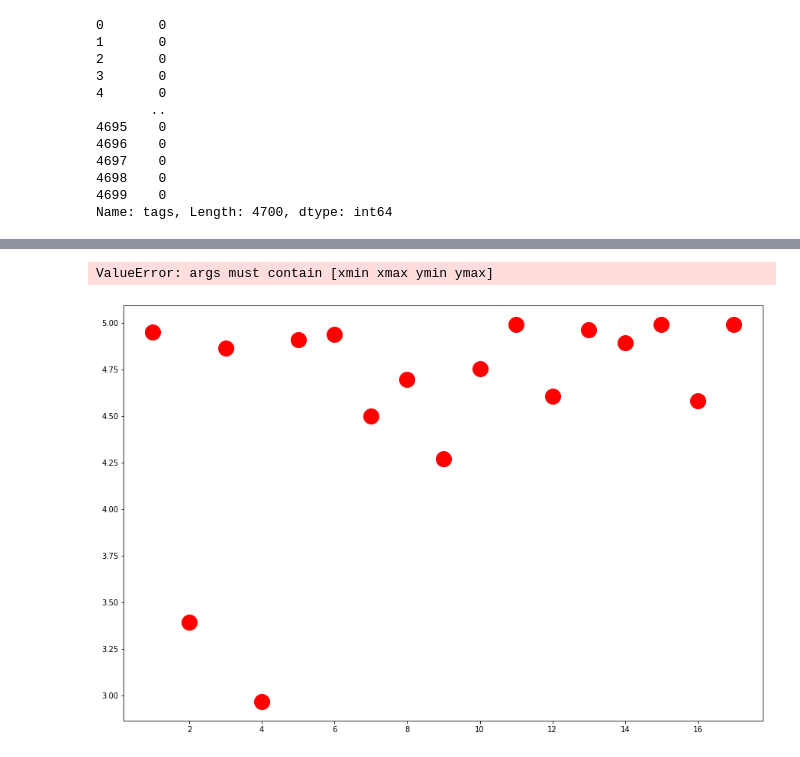
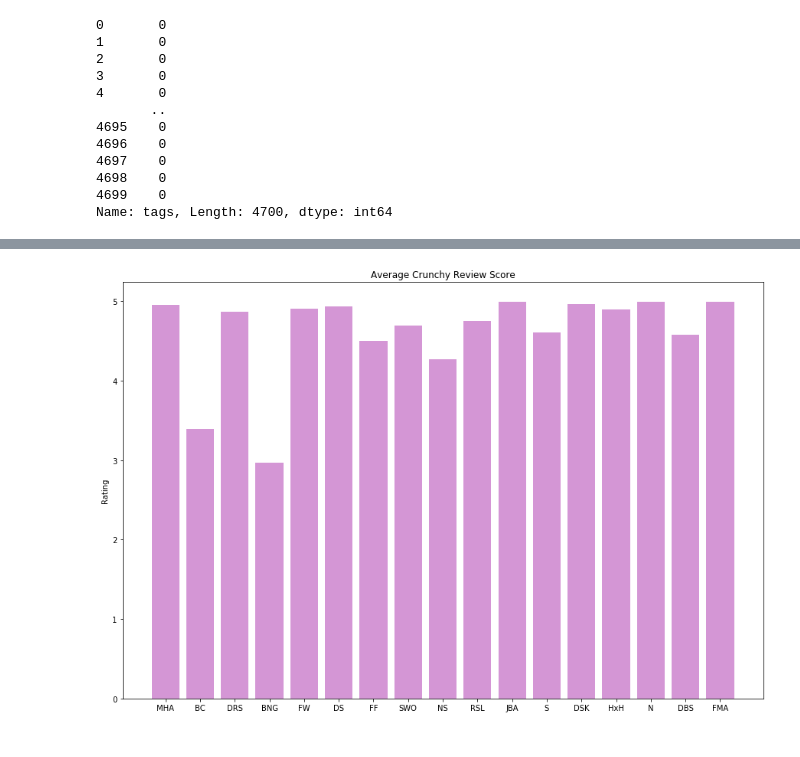
Before and after one commit to something-cool/french-bread, a Jupyter notebook: data_visual.ipynb, the cells around one changed output, grey strips where cells are left out. Cells and saved outputs as stored; diff of their text form; code cells hidden in the pictures.

```diff
--- a/data_visual.ipynb
+++ b/data_visual.ipynb
@@ -44,4 +46,6 @@ array(['my-hero-academia', 'black-clover', 'dr-stone',
        'demon-slayer-kimetsu-no-yaiba', 'hunter-x-hunter', 'naruto',
        'dragon-ball-super', 'fullmetal-alchemist-brotherhood'],
       dtype=object)
+# %%
+show_list = ['MHA', 'BC', 'DRS', 'BNG', 'FW', 'DS', 'FF', 'SWO', 'NS', 'RSL', 'JBA', 'S', 'DSK', 'HxH', 'N', 'DBS', 'FMA']
 # %%
@@ -190,10 +197,19 @@ plt.show()
-# %%
-plt.figure(figsize=(15,10))
-plt.plot([1,2,3,4,5,6,7,8,9,10,11,12,13,14,15,16,17], ratings, 'ro', markersize=20)
-plt.axis([1, 2, 3, 4, 5])
-plt.show()
-# %% [output]
-ValueError: args must contain [xmin xmax ymin ymax]
-[figure, removed]
+# %%
+# plt.plot(show_list, ratings, 'ro', markersize=20)
+# plt.axis([1, 2, 3, 4, 5])
+# plt.show()
+
+objects = show_list
+y_pos = np.arange(len(objects))
+performance = ratings
+plt.figure(figsize=(15,10))
+plt.bar(y_pos, performance, align='center', alpha=0.5, color='#ab2fad')
+plt.xticks(y_pos, objects)
+plt.ylabel('Rating')
+plt.title('Average Crunchy Review Score')
+
+plt.show()
+# %% [output]
+[figure, added]
 # %%
 fullmetal_alchemist
```
Also changed, not shown: parts of 7 cells of this notebook.
